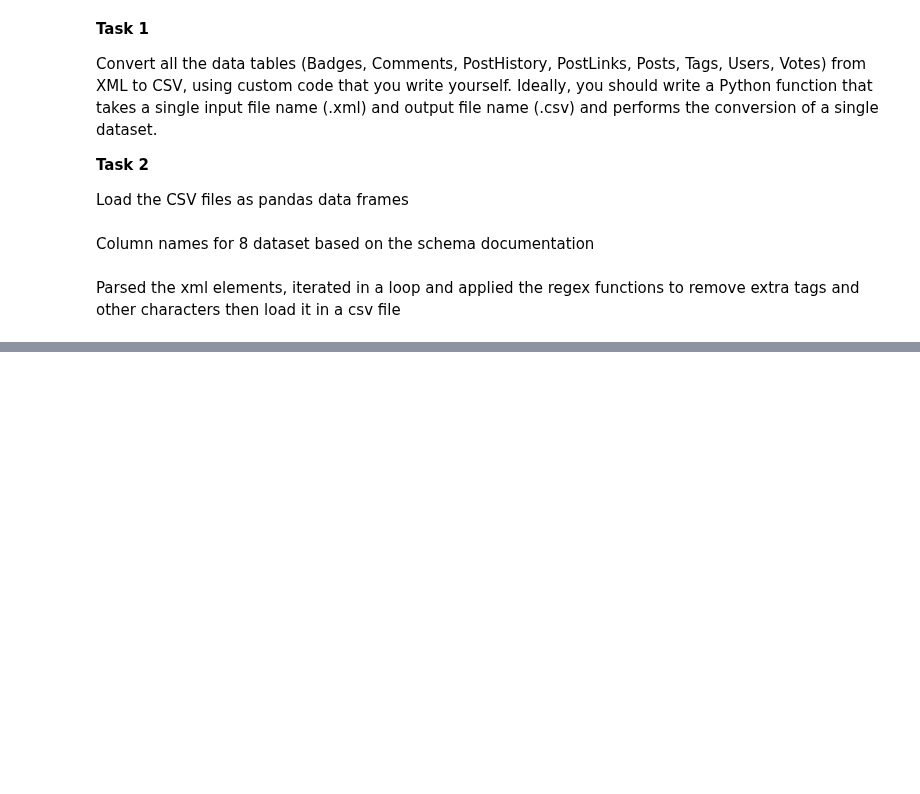
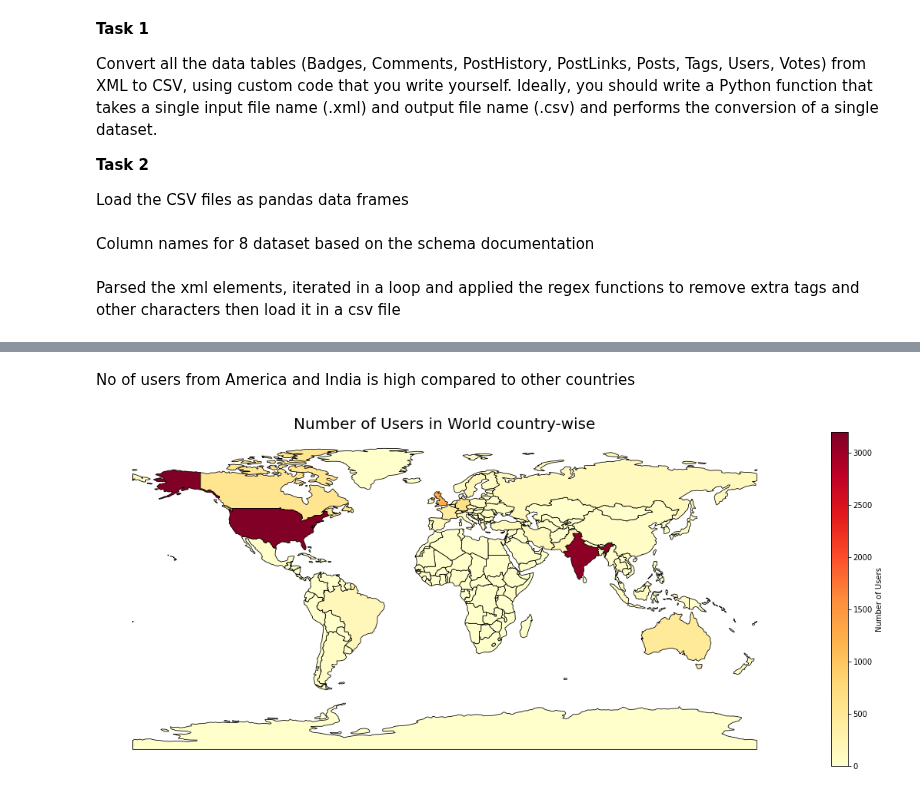
Before and after one commit to praveenkumarbalakrishnan/tasks, a Jupyter notebook: SIG731_Data_Wrangling_Task8HD.ipynb, the cells around one changed output, grey strips where cells are left out. Saved outputs shown, nothing was run; the diff lists cells and outputs as text; code cells hidden in the pictures; blank space fills up the shorter version.

```diff
--- a/SIG731_Data_Wrangling_Task8HD.ipynb
+++ b/SIG731_Data_Wrangling_Task8HD.ipynb
@@ -165,0 +203,3 @@ votes_df = data_dict['Votes']
+# %%
+world = gpd.read_file(gpd.datasets.get_path('naturalearth_lowres'))
+world['name'] = world['name'].str.upper()
@@ -165,0 +220,3 @@ votes_df = data_dict['Votes']
+# %%
+user_location_cnt_map = users_df['Location'].dropna().value_counts()[
+    users_df['Location'].value_counts().dropna() > 10].to_dict()
@@ -165,0 +269,21 @@ votes_df = data_dict['Votes']
+# %%
+country_count_df = pd.DataFrame({
+    'name': cleaned_user_location_cnt_map.keys(),
+     'value': cleaned_user_location_cnt_map.values()})
+world = world.merge(country_count_df, on=['name'], how='left')
+world['value'] = world['value'].fillna(0)
+# %% [markdown]
+No of users from America and India is high compared to other countries
+# %%
+fig, ax = plt.subplots(1, figsize=(20, 8))
+ax.axis('off')
+ax.set_title(
+    'Number of Users in World country-wise',
+     fontdict={'fontsize': '20', 'fontweight' : '10'})
+# Plot the figure
+world.plot(column='value',cmap='YlOrRd', linewidth=0.8, ax=ax, edgecolor='0',
+           legend=True, markersize=[39.739192, -104.990337],
+           legend_kwds={'label': "Number of Users"})
+plt.show()
+# %% [output]
+[figure, added]
```
Also changed, not shown: parts of 13 cells of this notebook.
